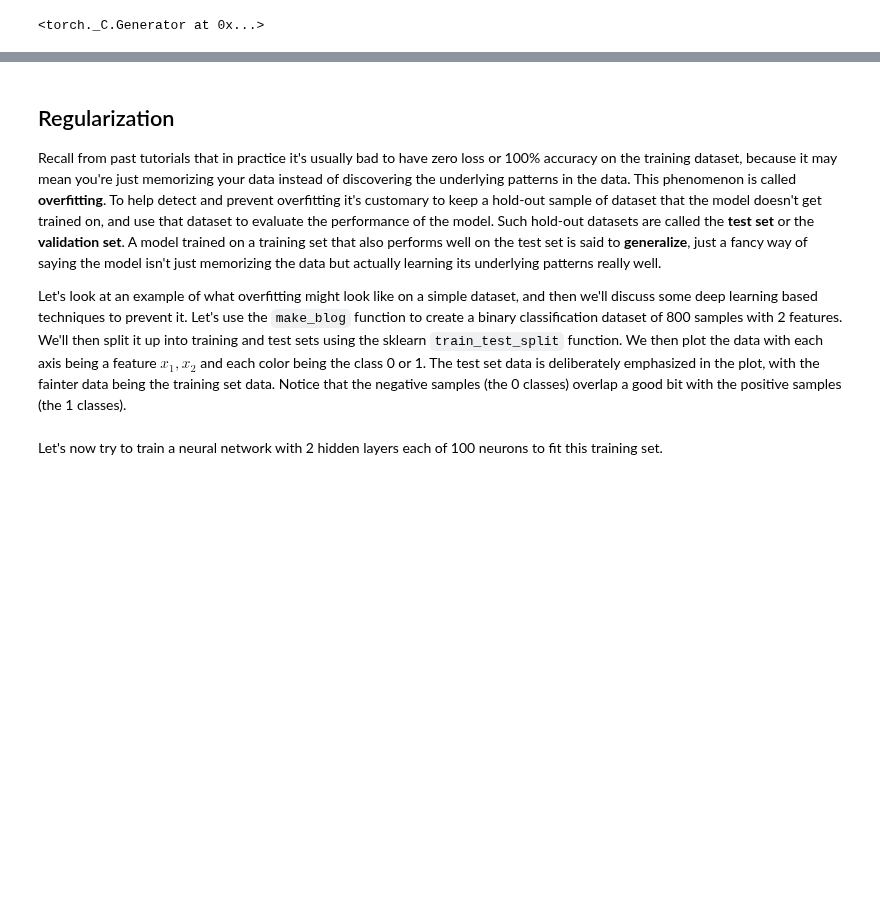
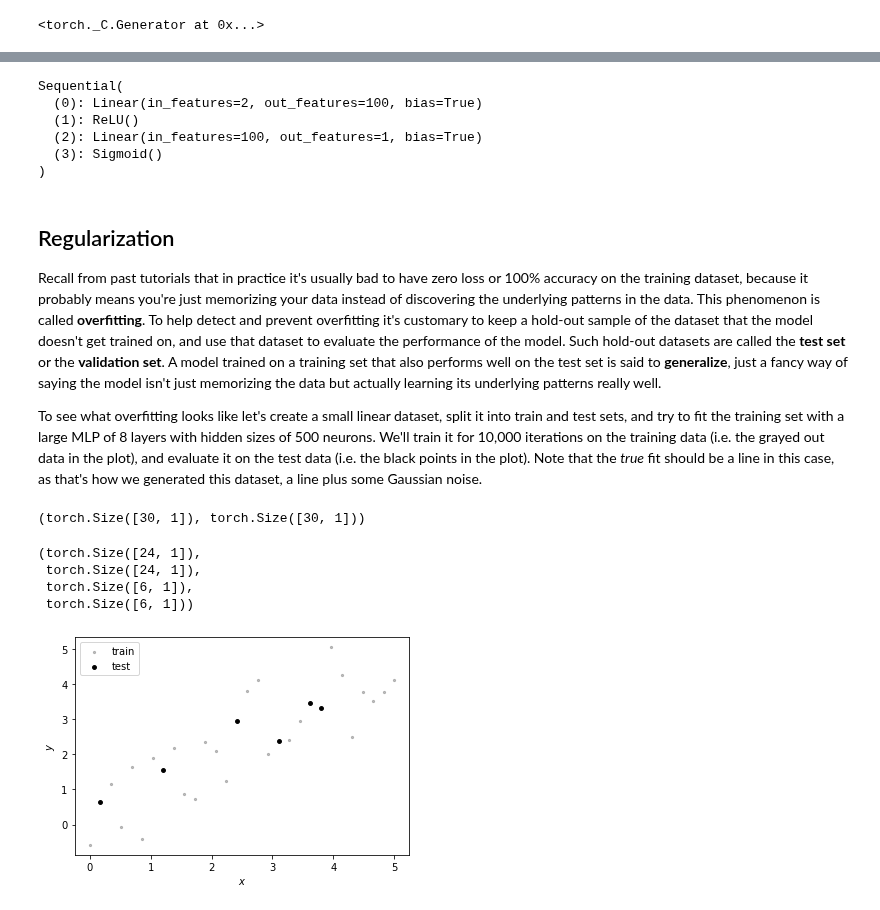
Before and after one commit to rkingery/ml_tutorials, a Jupyter notebook: notebooks/neural_nets_2.ipynb, the cells around one changed output, grey strips where cells are left out. Cells and saved outputs as stored; diff of their text form; code cells hidden in the pictures; blank space fills up the shorter version.

```diff
--- a/notebooks/neural_nets_2.ipynb
+++ b/notebooks/neural_nets_2.ipynb
@@ -30,9 +105,46 @@ device
+# %%
+model = nn.Sequential(
+    nn.Linear(2, 100),
+    nn.ReLU(),
+    nn.Linear(100, 1),
+    nn.Sigmoid()
+)
+model
+# %% [output]
+Sequential(
+  (0): Linear(in_features=2, out_features=100, bias=True)
+  (1): ReLU()
+  (2): Linear(in_features=100, out_features=1, bias=True)
+  (3): Sigmoid()
+)
 # %% [markdown]
 ## Regularization
 
-Recall from past tutorials that in practice it's usually bad to have zero loss or 100% accuracy on the training dataset, because it may mean you're just memorizing your data instead of discovering the underlying patterns in the data. This phenomenon is called **overfitting**. To help detect and prevent overfitting it's customary to keep a hold-out sample of dataset that the model doesn't get trained on, and use that dataset to evaluate the performance of the model. Such hold-out datasets are called the **test set** or the **validation set**. A model trained on a training set that also performs well on the test set is said to **generalize**, just a fancy way of saying the model isn't just memorizing the data but actually learning its underlying patterns really well.
+Recall from past tutorials that in practice it's usually bad to have zero loss or 100% accuracy on the training dataset, because it probably means you're just memorizing your data instead of discovering the underlying patterns in the data. This phenomenon is called **overfitting**. To help detect and prevent overfitting it's customary to keep a hold-out sample of the dataset that the model doesn't get trained on, and use that dataset to evaluate the performance of the model. Such hold-out datasets are called the **test set** or the **validation set**. A model trained on a training set that also performs well on the test set is said to **generalize**, just a fancy way of saying the model isn't just memorizing the data but actually learning its underlying patterns really well.
 
-Let's look at an example of what overfitting might look like on a simple dataset, and then we'll discuss some deep learning based techniques to prevent it. Let's use the `make_blog` function to create a binary classification dataset of 800 samples with 2 features. We'll then split it up into training and test sets using the sklearn `train_test_split` function. We then plot the data with each axis being a feature $x_1, x_2$ and each color being the class 0 or 1. The test set data is deliberately emphasized in the plot, with the fainter data being the training set data. Notice that the negative samples (the 0 classes) overlap a good bit with the positive samples (the 1 classes).
+To see what overfitting looks like let's create a small linear dataset, split it into train and test sets, and try to fit the training set with a large MLP of 8 layers with hidden sizes of 500 neurons. We'll train it for 10,000 iterations on the training data (i.e. the grayed out data in the plot), and evaluate it on the test data (i.e. the black points in the plot). Note that the *true* fit should be a line in this case, as that's how we generated this dataset, a line plus some Gaussian noise.
-# %% [markdown]
-Let's now try to train a neural network with 2 hidden layers each of 100 neurons to fit this training set.
+# %%
+num_samples = 30
+X = torch.linspace(0, 5, num_samples).reshape(-1, 1).to(device)
+y = X + torch.randn(num_samples).reshape(-1, 1).to(device)
+X.shape, y.shape
+# %% [output]
+(torch.Size([30, 1]), torch.Size([30, 1]))
+# %%
+X_train, X_test, y_train, y_test = train_test_split(X, y, test_size=0.2)
+X_train.shape, y_train.shape, X_test.shape, y_test.shape
+# %% [output]
+(torch.Size([24, 1]),
+ torch.Size([24, 1]),
+ torch.Size([6, 1]),
+ torch.Size([6, 1]))
+# %%
+plt.scatter(X_train, y_train, label='train', color='gray', alpha=0.5, s=5)
+plt.scatter(X_test, y_test, label='test', color='black', alpha=1, s=15)
+plt.xlabel('$x$')
+plt.ylabel('$y$')
+plt.legend(loc='upper left')
+plt.show()
+# %% [output]
+[figure, added]
 # %%
```
Also changed, not shown: parts of 40 cells of this notebook, 2 other files.
